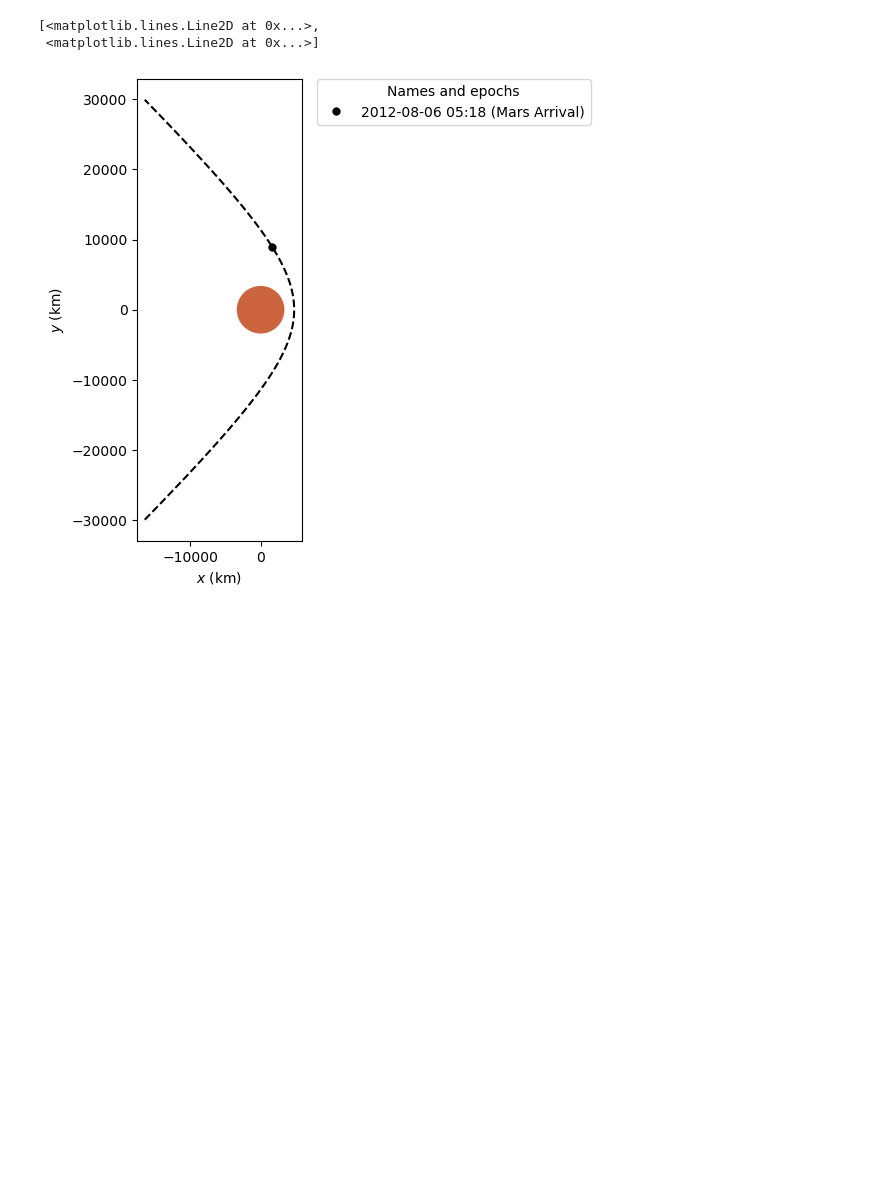
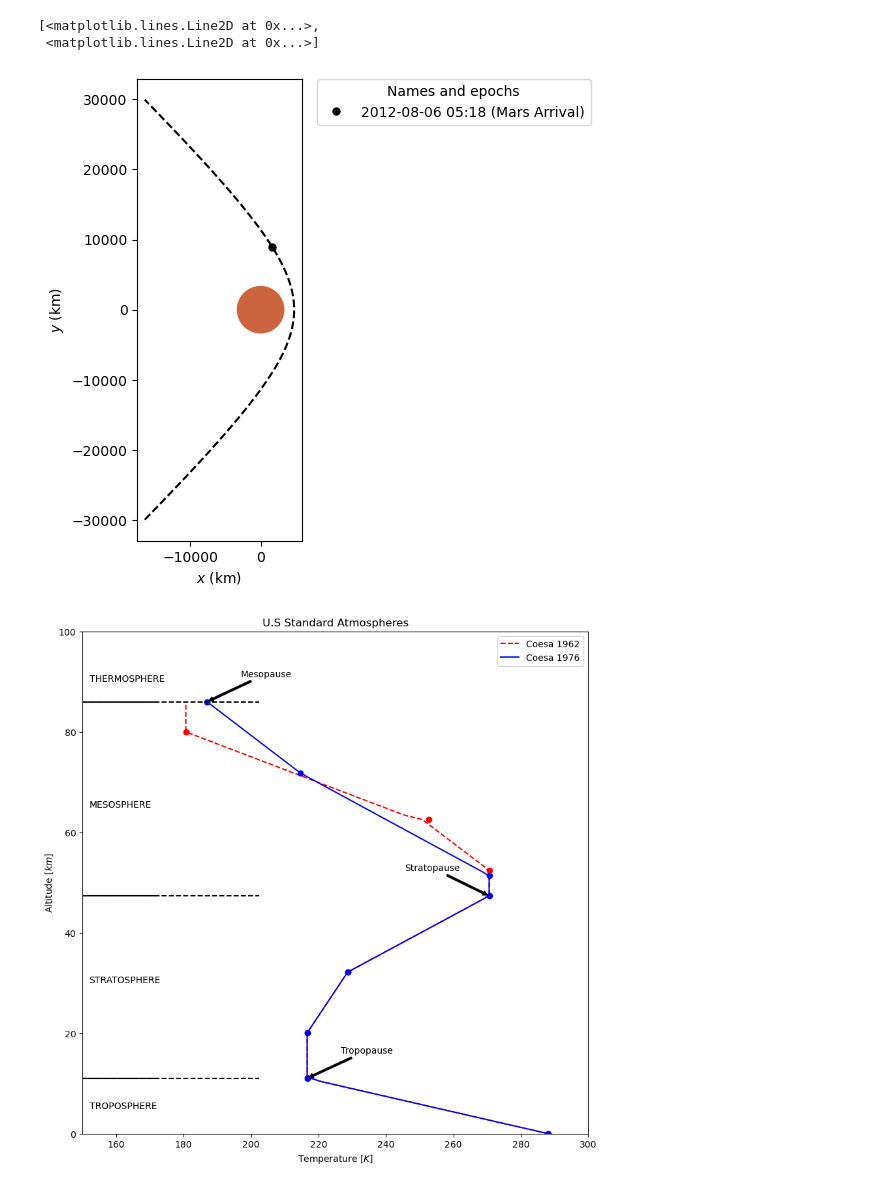
Before and after one commit to jackSN8/mars-3-months, a Jupyter notebook: mars_traj_testing_1.ipynb, the cells around one changed output. Saved outputs shown, nothing was run; the diff lists cells and outputs as text; code cells hidden in the pictures; blank space fills up the shorter version.

```diff
--- a/mars_traj_testing_1.ipynb
+++ b/mars_traj_testing_1.ipynb
@@ -76,3 +76,81 @@ mars_plotter.plot(arrival_orbit, label="Mars Arrival", color="k")
 [<matplotlib.lines.Line2D at 0x...>,
  <matplotlib.lines.Line2D at 0x...>]
 [figure]
+# %%
+from astropy import units as u
+
+from matplotlib import pyplot as plt
+import numpy as np
+
+from poliastro.earth.atmosphere import COESA62, COESA76
+# We build the atmospheric instances
+coesa62 = COESA62()
+coesa76 = COESA76()
+
+# Create the figure
+fig, ax = plt.subplots(figsize=(10, 10))
+ax.set_title("U.S Standard Atmospheres")
+
+# Collect all atmospheric models and define their plotting properties
+atm_models = {
+    coesa62: ["--r", "r", "Coesa 1962"],
+    coesa76: ["-b", "b", "Coesa 1976"],
+}
+
+# Solve atmospheric temperature for each of the models
+for atm in atm_models:
+    z_span = np.linspace(0, 86, 100) * u.km
+    T_span = np.array([]) * u.K
+    for z in z_span:
+        # We discard density and pressure
+        T = atm.temperature(z)
+        T_span = np.append(T_span, T)
+
+    # Temperature plot
+    ax.plot(T_span, z_span, atm_models[atm][0], label=atm_models[atm][-1])
+    ax.plot(atm.Tb_levels[:8], atm.zb_levels[:8], atm_models[atm][1] + "o")
+    ax.set_xlim(150, 300)
+    ax.set_ylim(0, 100)
+    ax.set_xlabel("Temperature $[K]$")
+    ax.set_ylabel("Altitude $[km]$")
+    ax.legend()
+
+# Add some information on the plot
+ax.annotate(
+    "Tropopause",
+    xy=(coesa76.Tb_levels[1].value, coesa76.zb_levels[1].value),
+    xytext=(coesa76.Tb_levels[1].value + 10, coesa76.zb_levels[1].value + 5),
+    arrowprops=dict(arrowstyle="simple", facecolor="black"),
+)
+ax.annotate(
+    "Stratopause",
+    xy=(coesa76.Tb_levels[4].value, coesa76.zb_levels[4].value),
+    xytext=(coesa76.Tb_levels[4].value - 25, coesa76.zb_levels[4].value + 5),
+    arrowprops=dict(arrowstyle="simple", facecolor="black"),
+)
+ax.annotate(
+    "Mesopause",
+    xy=(coesa76.Tb_levels[7].value, coesa76.zb_levels[7].value),
+    xytext=(coesa76.Tb_levels[7].value + 10, coesa76.zb_levels[7].value + 5),
+    arrowprops=dict(arrowstyle="simple", facecolor="black"),
+)
+
+# Layers in the atmosphere
+for h in [11.019, 47.350, 86]:
+    ax.axhline(h, color="k", linestyle="--", xmin=0.0, xmax=0.35)
+    ax.axhline(h, color="k", linestyle="-", xmin=0.0, xmax=0.15)
+
+layer_names = {
+    "TROPOSPHERE": 5,
+    "STRATOSPHERE": 30,
+    "MESOSPHERE": 65,
+    "THERMOSPHERE": 90,
+}
+for name in layer_names:
+    ax.annotate(
+        name,
+        xy=(152, layer_names[name]),
+        xytext=(152, layer_names[name]),
+    )
+# %% [output]
+[figure, added]
```
Also changed, not shown: parts of 1 cell of this notebook, 4 other files.
